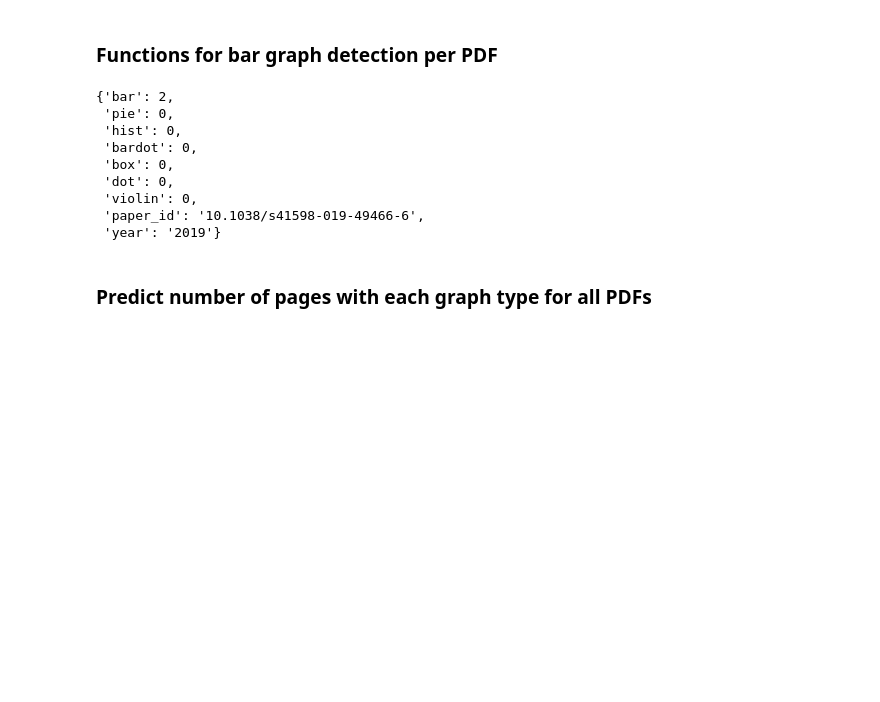
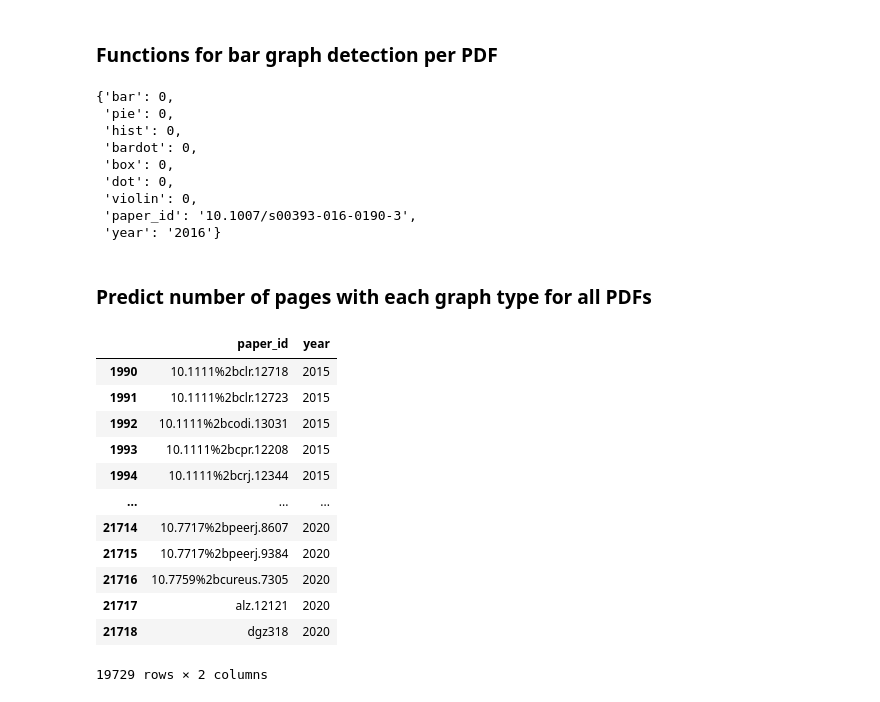
Before and after one commit to quest-bih/dashboard, a Jupyter notebook: metrics/Barzooka/graph_detection.ipynb, the cells around one changed output. Cells and saved outputs as stored; diff of their text form; code cells hidden in the pictures; blank space fills up the shorter version.

```diff
--- a/metrics/Barzooka/graph_detection.ipynb
+++ b/metrics/Barzooka/graph_detection.ipynb
@@ -136,19 +140,19 @@ def predict_graph_type(img, learner):
 
     return(pred_class)
 # %%
-paper_id = "10.1038%2bs41598-019-49466-6"
-year = '2019'
+paper_id = "10.1007%2bs00393-016-0190-3"
+year = '2016'
 detect_graph_types_from_iiif(paper_id, year, learn)
 # %% [output]
-{'bar': 2,
+{'bar': 0,
  'pie': 0,
  'hist': 0,
  'bardot': 0,
  'box': 0,
  'dot': 0,
  'violin': 0,
- 'paper_id': '10.1038/s41598-019-49466-6',
- 'year': '2019'}
+ 'paper_id': '10.1007/s00393-016-0190-3',
+ 'year': '2016'}
 # %% [markdown]
 ### Predict number of pages with each graph type for all PDFs
 # %%
@@ -162,5 +166,21 @@ for root, dirs, files in os.walk(pdf_folder):
         paper_list.append(paper_dict)
 
 paper_table = pd.DataFrame(paper_list)
+# %%
+paper_table.iloc[1990:]
+# %% [output]
+|  | paper_id | year |
+| 1990 | 10.1111%2bclr.12718 | 2015 |
+| 1991 | 10.1111%2bclr.12723 | 2015 |
+| 1992 | 10.1111%2bcodi.13031 | 2015 |
+| 1993 | 10.1111%2bcpr.12208 | 2015 |
+| 1994 | 10.1111%2bcrj.12344 | 2015 |
+| ... | ... | ... |
+| 21714 | 10.7717%2bpeerj.8607 | 2020 |
+| 21715 | 10.7717%2bpeerj.9384 | 2020 |
+| 21716 | 10.7759%2bcureus.7305 | 2020 |
+| 21717 | alz.12121 | 2020 |
+| 21718 | dgz318 | 2020 |
+19729 rows × 2 columns
 # %%
 #as the processing takes very long, run one year at a time
```
Also changed, not shown: parts of 9 cells of this notebook, 17 other files.
